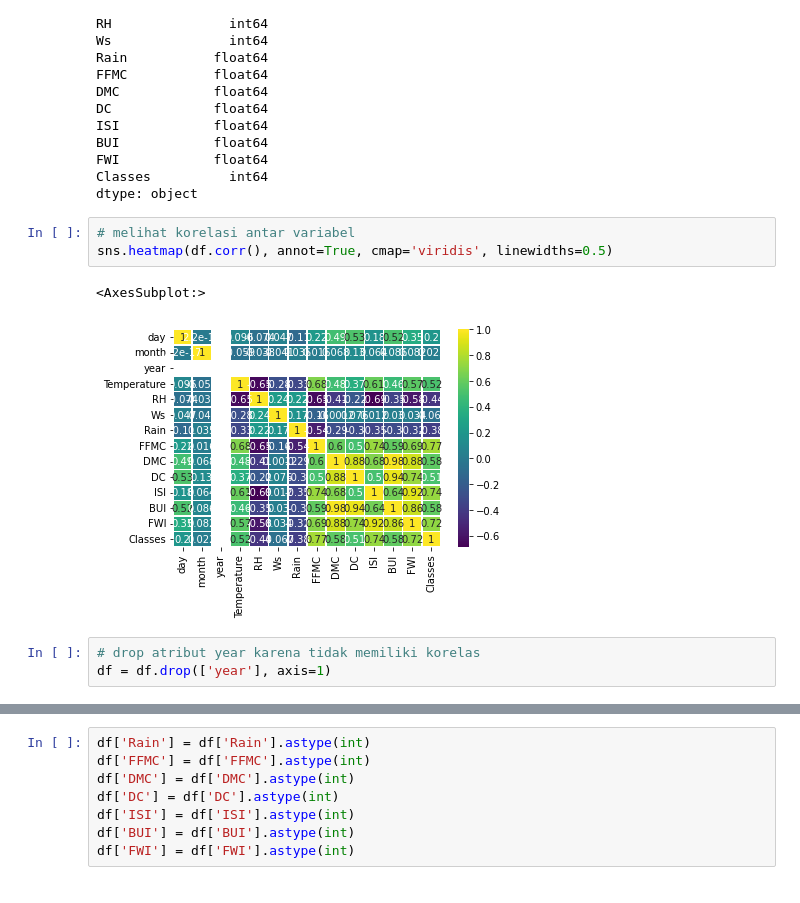
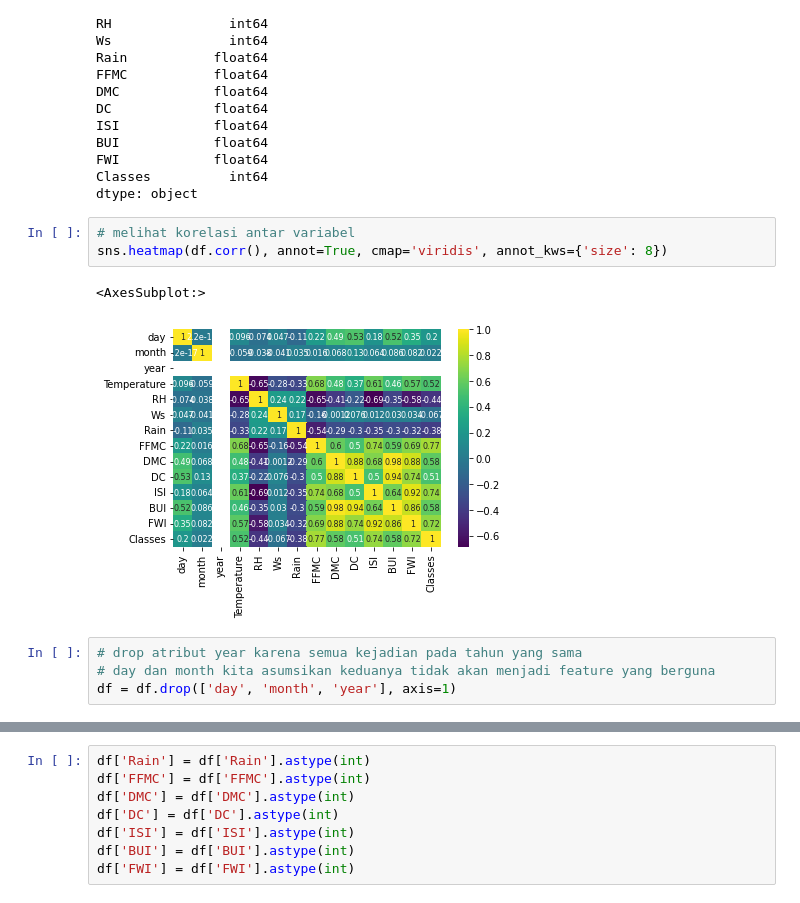
Before and after one commit to farhanalmoza/semester4, a Jupyter notebook: KCB/Final Project/tugas2/klasifikasi_aff.ipynb, the cells around one changed output, grey strips where cells are left out. Saved outputs shown, nothing was run; the diff lists cells and outputs as text.

```diff
--- a/KCB/Final Project/tugas2/klasifikasi_aff.ipynb
+++ b/KCB/Final Project/tugas2/klasifikasi_aff.ipynb
@@ -81,13 +81,14 @@ Classes          int64
 dtype: object
 # %%
 # melihat korelasi antar variabel
-sns.heatmap(df.corr(), annot=True, cmap='viridis', linewidths=0.5)
+sns.heatmap(df.corr(), annot=True, cmap='viridis', annot_kws={'size': 8})
 # %% [output]
 <AxesSubplot:>
-[figure, old version]
+[figure, new version]
 # %%
-# drop atribut year karena tidak memiliki korelas
-df = df.drop(['year'], axis=1)
+# drop atribut year karena semua kejadian pada tahun yang sama
+# day dan month kita asumsikan keduanya tidak akan menjadi feature yang berguna
+df = df.drop(['day', 'month', 'year'], axis=1)
 # %%
 df.head()
 # %% [output]
```
Also changed, not shown: parts of 9 cells of this notebook, 4 other files.
